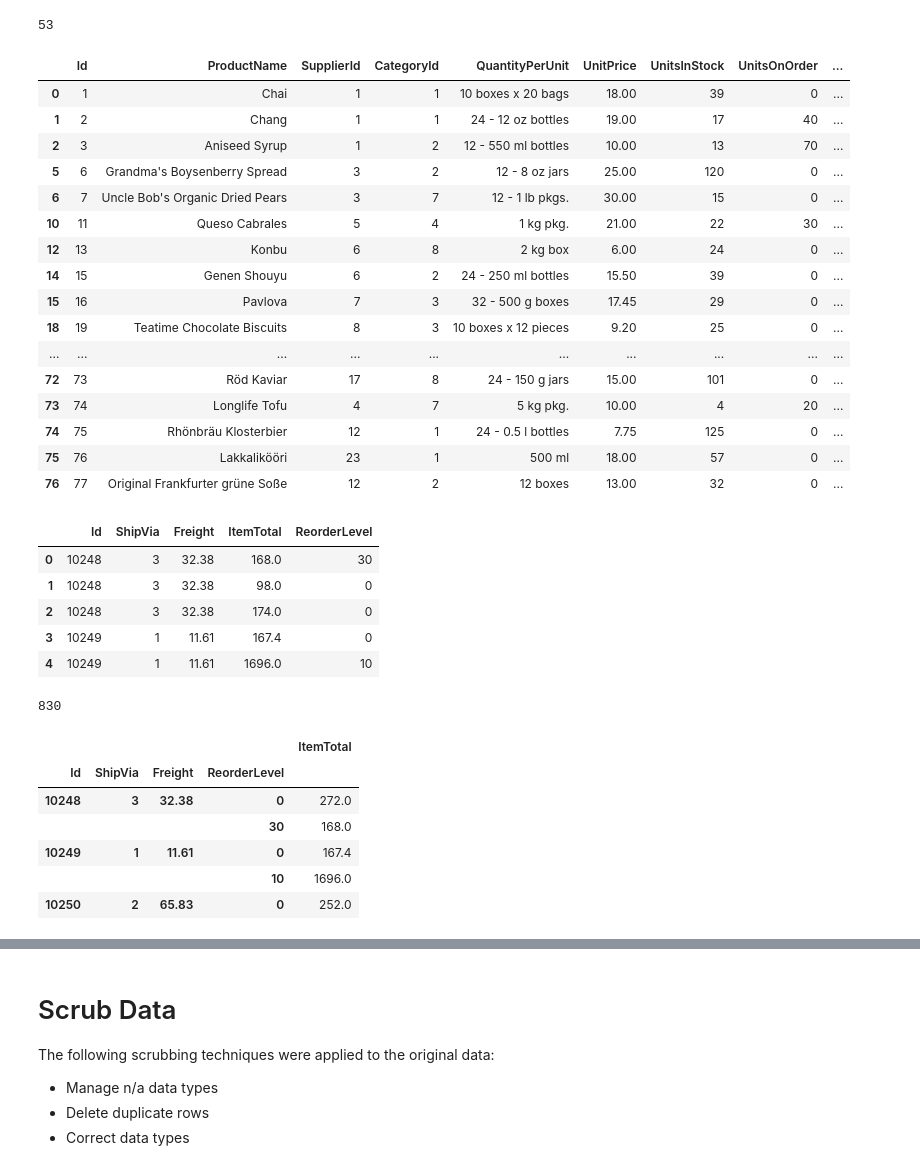
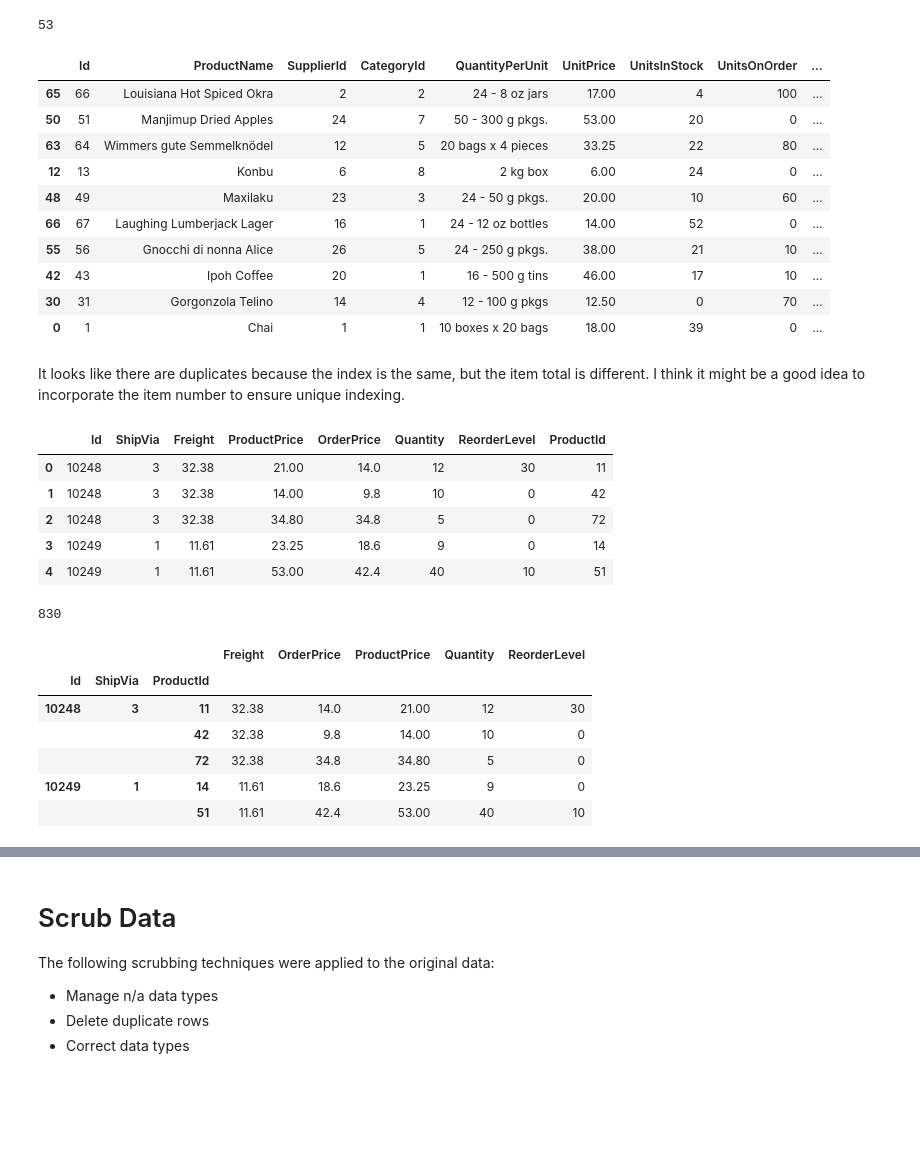
Before and after one commit to eannefawcett/Northwind-Database-Exploration, a Jupyter notebook: Reorder and Frieght.ipynb, the cells around one changed output, grey strips where cells are left out. Saved outputs shown, nothing was run; the diff lists cells and outputs as text; code cells hidden in the pictures; blank space fills up the shorter version.

```diff
--- a/Reorder and Frieght.ipynb
+++ b/Reorder and Frieght.ipynb
@@ -166,28 +160,24 @@ sum(df_product['ReorderLevel'] != 0)
 # %% [output]
 53
 # %%
-df_product[df_product['ReorderLevel'] != 0]
+df_product[df_product['ReorderLevel'] != 0].sample(10)
 # %% [output]
 |  | Id | ProductName | SupplierId | CategoryId | QuantityPerUnit | UnitPrice | UnitsInStock | UnitsOnOrder | ... |
+| 65 | 66 | Louisiana Hot Spiced Okra | 2 | 2 | 24 - 8 oz jars | 17.00 | 4 | 100 | ... |
+| 50 | 51 | Manjimup Dried Apples | 24 | 7 | 50 - 300 g pkgs. | 53.00 | 20 | 0 | ... |
+| 63 | 64 | Wimmers gute Semmelknödel | 12 | 5 | 20 bags x 4 pieces | 33.25 | 22 | 80 | ... |
+| 12 | 13 | Konbu | 6 | 8 | 2 kg box | 6.00 | 24 | 0 | ... |
+| 48 | 49 | Maxilaku | 23 | 3 | 24 - 50 g pkgs. | 20.00 | 10 | 60 | ... |
+| 66 | 67 | Laughing Lumberjack Lager | 16 | 1 | 24 - 12 oz bottles | 14.00 | 52 | 0 | ... |
+| 55 | 56 | Gnocchi di nonna Alice | 26 | 5 | 24 - 250 g pkgs. | 38.00 | 21 | 10 | ... |
+| 42 | 43 | Ipoh Coffee | 20 | 1 | 16 - 500 g tins | 46.00 | 17 | 10 | ... |
+| 30 | 31 | Gorgonzola Telino | 14 | 4 | 12 - 100 g pkgs | 12.50 | 0 | 70 | ... |
 | 0 | 1 | Chai | 1 | 1 | 10 boxes x 20 bags | 18.00 | 39 | 0 | ... |
-| 1 | 2 | Chang | 1 | 1 | 24 - 12 oz bottles | 19.00 | 17 | 40 | ... |
-| 2 | 3 | Aniseed Syrup | 1 | 2 | 12 - 550 ml bottles | 10.00 | 13 | 70 | ... |
-| 5 | 6 | Grandma's Boysenberry Spread | 3 | 2 | 12 - 8 oz jars | 25.00 | 120 | 0 | ... |
-| 6 | 7 | Uncle Bob's Organic Dried Pears | 3 | 7 | 12 - 1 lb pkgs. | 30.00 | 15 | 0 | ... |
-| 10 | 11 | Queso Cabrales | 5 | 4 | 1 kg pkg. | 21.00 | 22 | 30 | ... |
-| 12 | 13 | Konbu | 6 | 8 | 2 kg box | 6.00 | 24 | 0 | ... |
-| 14 | 15 | Genen Shouyu | 6 | 2 | 24 - 250 ml bottles | 15.50 | 39 | 0 | ... |
-| 15 | 16 | Pavlova | 7 | 3 | 32 - 500 g boxes | 17.45 | 29 | 0 | ... |
-| 18 | 19 | Teatime Chocolate Biscuits | 8 | 3 | 10 boxes x 12 pieces | 9.20 | 25 | 0 | ... |
-| ... | ... | ... | ... | ... | ... | ... | ... | ... | ... |
-| 72 | 73 | Röd Kaviar | 17 | 8 | 24 - 150 g jars | 15.00 | 101 | 0 | ... |
-| 73 | 74 | Longlife Tofu | 4 | 7 | 5 kg pkg. | 10.00 | 4 | 20 | ... |
-| 74 | 75 | Rhönbräu Klosterbier | 12 | 1 | 24 - 0.5 l bottles | 7.75 | 125 | 0 | ... |
-| 75 | 76 | Lakkalikööri | 23 | 1 | 500 ml | 18.00 | 57 | 0 | ... |
-| 76 | 77 | Original Frankfurter grüne Soße | 12 | 2 | 12 boxes | 13.00 | 32 | 0 | ... |
+# %% [markdown]
+It looks like there are duplicates because the index is the same, but the item total is different. I think it might be a good idea to incorporate the item number to ensure unique indexing.
 # %%
 # All data
-cur.execute("""SELECT 'Order'.Id, ShipVia, Freight, OrderDetail.UnitPrice*Quantity as ItemTotal, ReorderLevel
+cur.execute("""SELECT 'Order'.Id, ShipVia, Freight, Product.UnitPrice as ProductPrice, OrderDetail.UnitPrice as OrderPrice, Quantity, ReorderLevel, OrderDetail.ProductId
                FROM OrderDetail
                LEFT JOIN 'Order' ON OrderDetail.OrderID = 'Order'.Id
                JOIN Product ON OrderDetail.ProductId = Product.Id
@@ -196,28 +186,28 @@ df = pd.DataFrame(cur.fetchall())
 df.columns = [x[0] for x in cur.description]
 df.head()
 # %% [output]
-|  | Id | ShipVia | Freight | ItemTotal | ReorderLevel |
-| 0 | 10248 | 3 | 32.38 | 168.0 | 30 |
-| 1 | 10248 | 3 | 32.38 | 98.0 | 0 |
-| 2 | 10248 | 3 | 32.38 | 174.0 | 0 |
-| 3 | 10249 | 1 | 11.61 | 167.4 | 0 |
-| 4 | 10249 | 1 | 11.61 | 1696.0 | 10 |
+|  | Id | ShipVia | Freight | ProductPrice | OrderPrice | Quantity | ReorderLevel | ProductId |
+| 0 | 10248 | 3 | 32.38 | 21.00 | 14.0 | 12 | 30 | 11 |
+| 1 | 10248 | 3 | 32.38 | 14.00 | 9.8 | 10 | 0 | 42 |
+| 2 | 10248 | 3 | 32.38 | 34.80 | 34.8 | 5 | 0 | 72 |
+| 3 | 10249 | 1 | 11.61 | 23.25 | 18.6 | 9 | 0 | 14 |
+| 4 | 10249 | 1 | 11.61 | 53.00 | 42.4 | 40 | 10 | 51 |
 # %%
 # total number of orders to be evaluated
 len(df['Id'].unique())
 # %% [output]
 830
 # %%
-table = pd.pivot_table(data=df, index=('Id', 'ShipVia', 'Freight', 'ReorderLevel'), aggfunc=sum,)
+table = pd.pivot_table(data=df, index=('Id', 'ShipVia', 'ProductId'), aggfunc=sum,)
 table.head()
 # %% [output]
-|  |  |  |  | ItemTotal |
-| Id | ShipVia | Freight | ReorderLevel |  |
-| 10248 | 3 | 32.38 | 0 | 272.0 |
-|  |  |  | 30 | 168.0 |
-| 10249 | 1 | 11.61 | 0 | 167.4 |
-|  |  |  | 10 | 1696.0 |
-| 10250 | 2 | 65.83 | 0 | 252.0 |
+|  |  |  | Freight | OrderPrice | ProductPrice | Quantity | ReorderLevel |
+| Id | ShipVia | ProductId |  |  |  |  |  |
+| 10248 | 3 | 11 | 32.38 | 14.0 | 21.00 | 12 | 30 |
+|  |  | 42 | 32.38 | 9.8 | 14.00 | 10 | 0 |
+|  |  | 72 | 32.38 | 34.8 | 34.80 | 5 | 0 |
+| 10249 | 1 | 14 | 11.61 | 18.6 | 23.25 | 9 | 0 |
+|  |  | 51 | 11.61 | 42.4 | 53.00 | 40 | 10 |
 # %%
 df.columns
 # %% [output]
```
Also changed, not shown: parts of 36 cells of this notebook, 1 other file.
